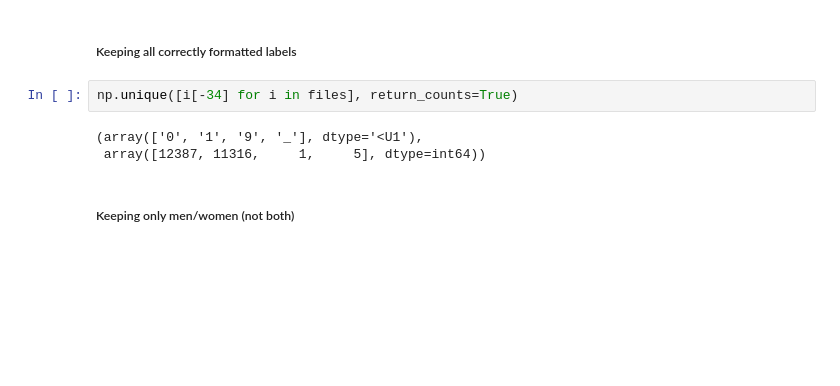
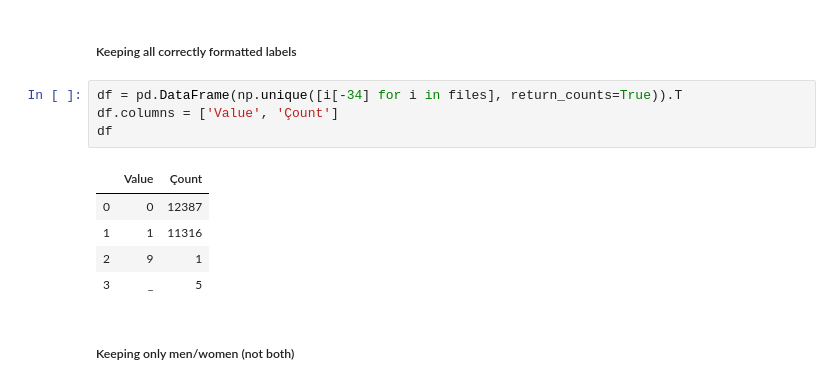
Before and after one commit to nicolas-gervais/data-augmentation-with-gan-and-vae, a Jupyter notebook: Pytorch ConvNet Distinguishing Men and Women.ipynb, the cells around one changed output. Saved outputs shown, nothing was run; the diff lists cells and outputs as text; blank space fills up the shorter version.

```diff
--- a/Pytorch ConvNet Distinguishing Men and Women.ipynb
+++ b/Pytorch ConvNet Distinguishing Men and Women.ipynb
@@ -33,10 +34,15 @@ array(['combined\\81_1_0_20170109150922380.jpg.chip.jpg',
 # %% [markdown]
 ##### Keeping all correctly formatted labels
 # %%
-np.unique([i[-34] for i in files], return_counts=True)
+df = pd.DataFrame(np.unique([i[-34] for i in files], return_counts=True)).T
+df.columns = ['Value', 'Çount']
+df
 # %% [output]
-(array(['0', '1', '9', '_'], dtype='<U1'),
- array([12387, 11316,     1,     5], dtype=int64))
+|  | Value | Çount |
+| 0 | 0 | 12387 |
+| 1 | 1 | 11316 |
+| 2 | 9 | 1 |
+| 3 | _ | 5 |
 # %% [markdown]
 ##### Keeping only men/women (not both)
 # %%
```
Also changed, not shown: parts of 27 cells of this notebook.
